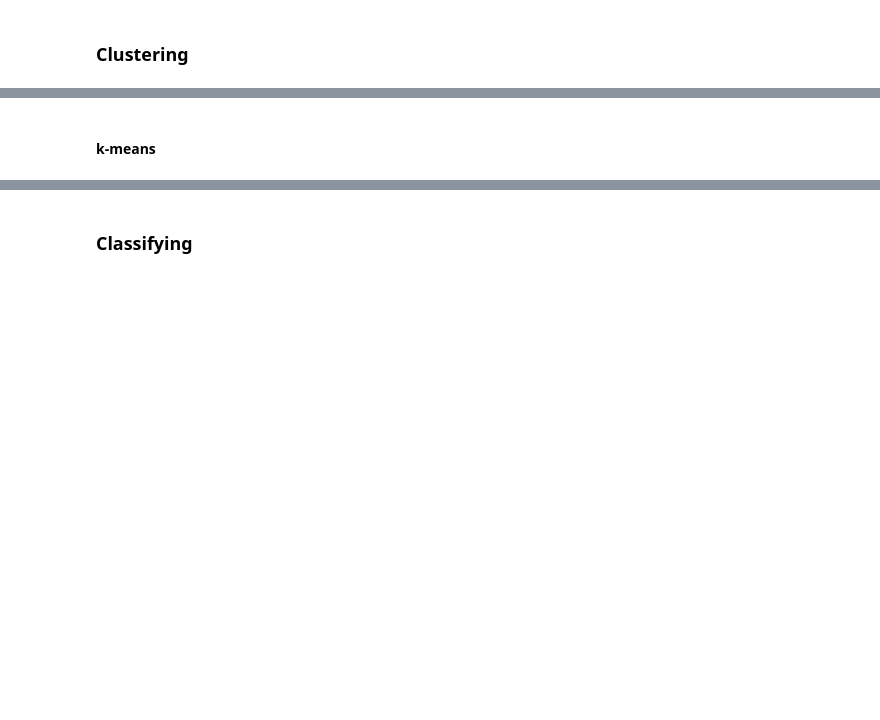
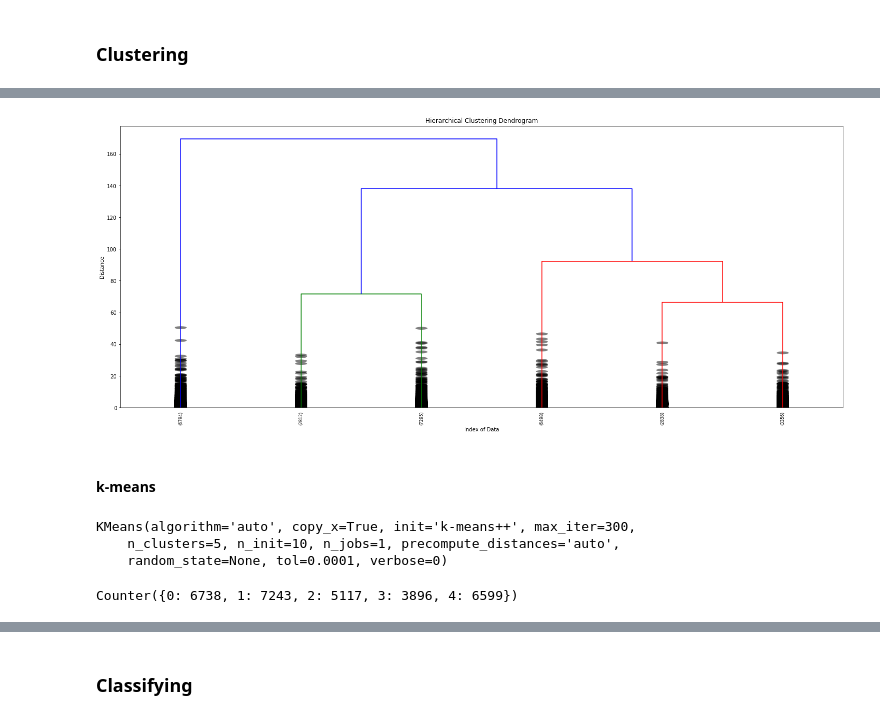
Before and after one commit to msjo91/BD_SNU, a Jupyter notebook: data_mining/0907_mid/car_accident.ipynb, the cells around one changed output, grey strips where cells are left out. Saved outputs shown, nothing was run; the diff lists cells and outputs as text; code cells hidden in the pictures; blank space fills up the shorter version.

```diff
--- a/data_mining/0907_mid/car_accident.ipynb
+++ b/data_mining/0907_mid/car_accident.ipynb
@@ -194,2 +258,8 @@ pd.options.display.max_columns = n
+# %%
+# Plot dendrogram when p = 6
+plot_dendrogram('Hierarhcical Clustering Dendrogram', 'Index of Data', 'Distance',
+                Z, p=6)
+# %% [output]
+[figure, added]
 # %% [markdown]
 #### k-means
@@ -200,7 +267,11 @@ from sklearn.cluster import KMeans
 # Fit
 n_clusters = 5
 kmodel = KMeans(n_clusters=n_clusters)
-kmodel.fit(preprocessed_df)
+kmodel.fit(scaled_df)
+# %% [output]
+KMeans(algorithm='auto', copy_x=True, init='k-means++', max_iter=300,
+    n_clusters=5, n_init=10, n_jobs=1, precompute_distances='auto',
+    random_state=None, tol=0.0001, verbose=0)
 # %%
 # Predicted labels
 predicted_labels = kmodel.labels_
@@ -208,3 +279,5 @@ drop_df['kmeans_labels'] = predicted_labels
 # %%
-# See if labels are skewed
-drop_df.groupby('kmeans_labels').count()
+# See if labels are well divided
+collections.Counter(cdf2.kmeans_labels)
+# %% [output]
+Counter({0: 6738, 1: 7243, 2: 5117, 3: 3896, 4: 6599})
```
Also changed, not shown: parts of 63 cells of this notebook, 2 other files.
